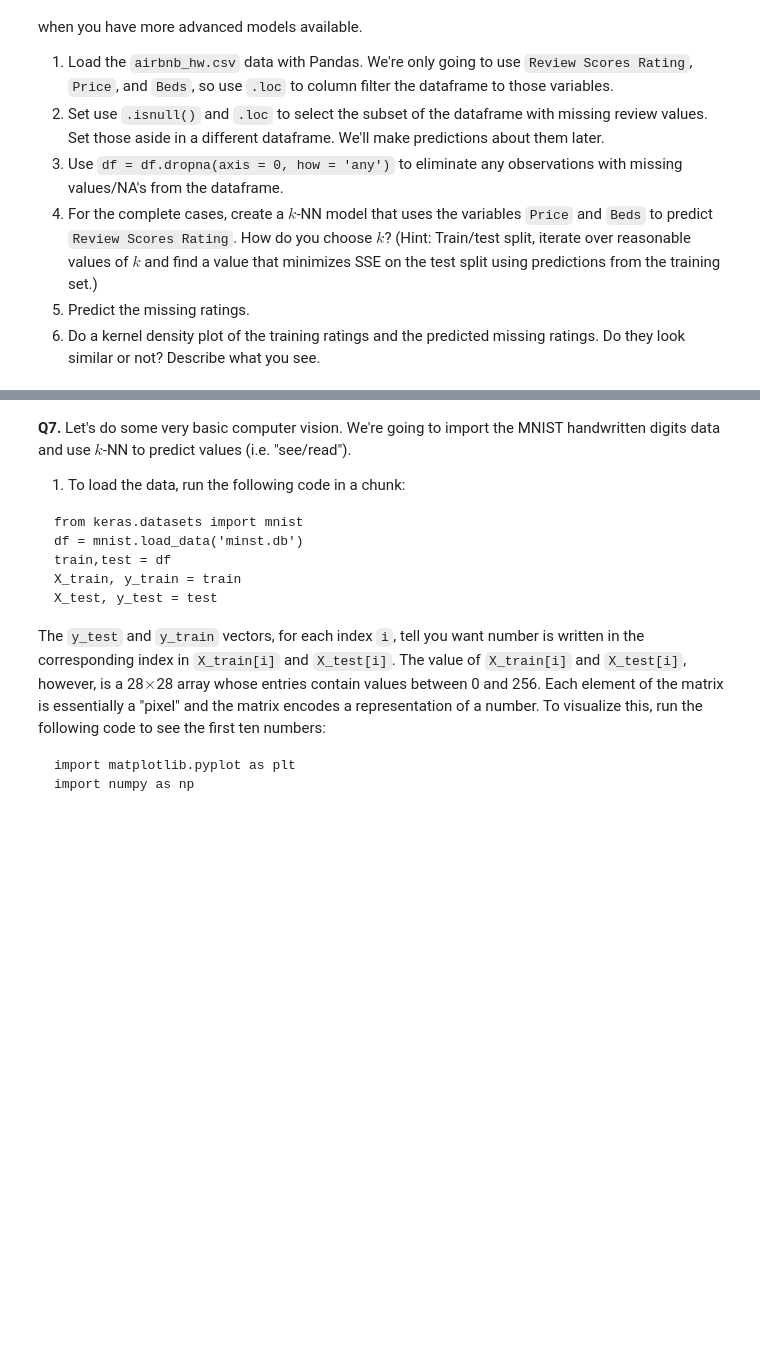
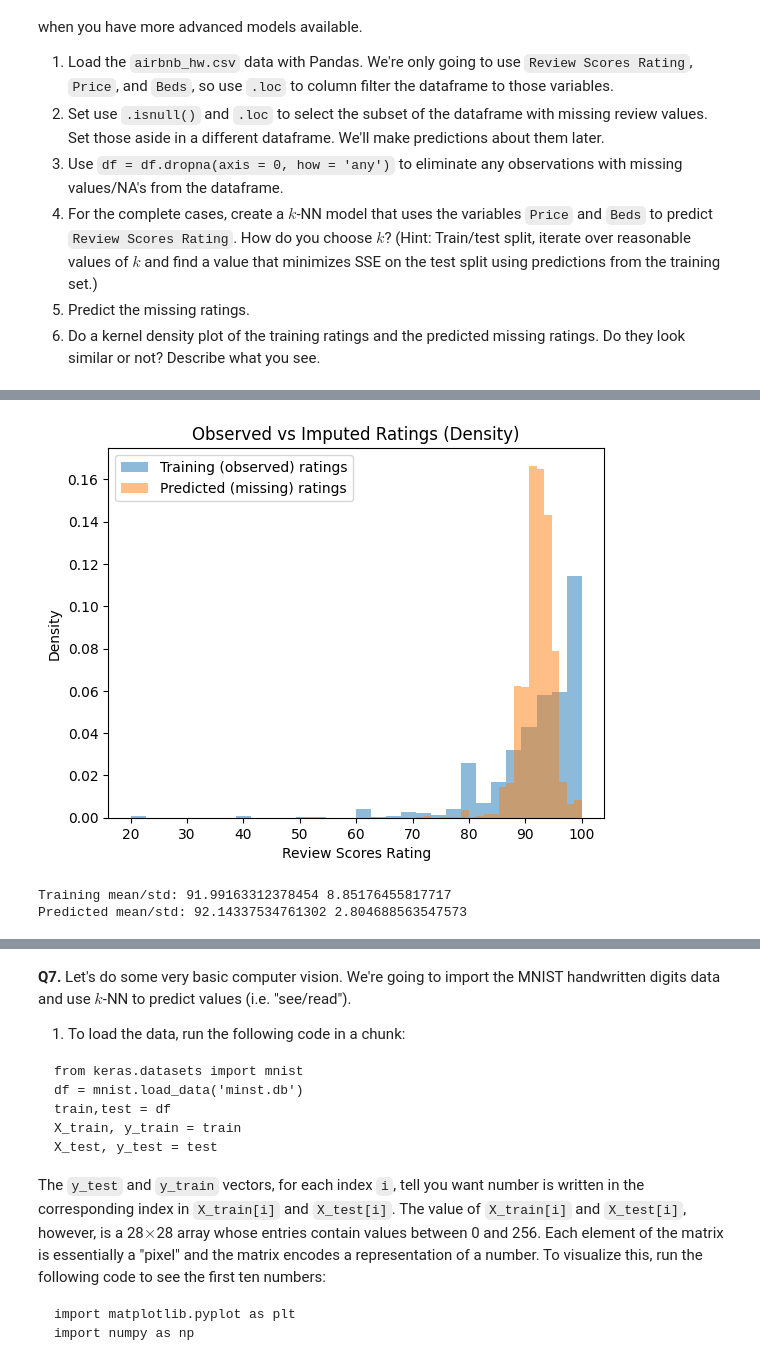
Before and after one commit to Alish-12/undergrad_ml_assignments, a Jupyter notebook: 02_assignment_knn.ipynb, the cells around one changed output, grey strips where cells are left out. Drawn from its saved outputs; the diff is of its cells as text; code cells hidden in the pictures; blank space fills up the shorter version.

```diff
--- a/02_assignment_knn.ipynb
+++ b/02_assignment_knn.ipynb
@@ -230,0 +335,15 @@ There are 30,478 observations, but only 22,155 ratings. We're going to build a k
+# %%
+X_train_full = df_complete[["Price", "Beds"]].to_numpy(dtype=float)
+y_train_full = df_complete["Review Scores Rating"].to_numpy(dtype=float)
+
+df_missing_ready = df_missing.dropna(subset=["Price", "Beds"]).copy()
+X_missing = df_missing_ready[["Price", "Beds"]].to_numpy(dtype=float)
+
+y_missing_hat = knn_predict(X_train_full, y_train_full, X_missing, k_optimal)
+df_missing_ready["Predicted Review Scores Rating"] = y_missing_hat
+
+print("Predicted", len(df_missing_ready), "missing ratings using k =", k_optimal)
+
+#checking to make sure that the SSE printed is actually the smallest for the most optimal k
+for k, sse in zip(k_grid, test_sse):
+    print(k, sse)
@@ -230,0 +362,19 @@ There are 30,478 observations, but only 22,155 ratings. We're going to build a k
+# %%
+train_ratings = y_train_full
+pred_ratings = df_missing_ready["Predicted Review Scores Rating"].to_numpy(dtype=float)
+
+plt.figure()
+plt.hist(train_ratings, bins=30, density=True, alpha=0.5, label="Training (observed) ratings")
+plt.hist(pred_ratings, bins=30, density=True, alpha=0.5, label="Predicted (missing) ratings")
+plt.xlabel("Review Scores Rating")
+plt.ylabel("Density")
+plt.title("Observed vs Imputed Ratings (Density)")
+plt.legend()
+plt.show()
+
+print("Training mean/std:", np.mean(train_ratings), np.std(train_ratings))
+print("Predicted mean/std:", np.mean(pred_ratings), np.std(pred_ratings))
+# %% [output]
+[figure, added]
+Training mean/std: 91.99163312378454 8.85176455817717
+Predicted mean/std: 92.14337534761302 2.804688563547573
```
Also changed, not shown: parts of 5 cells of this notebook.
